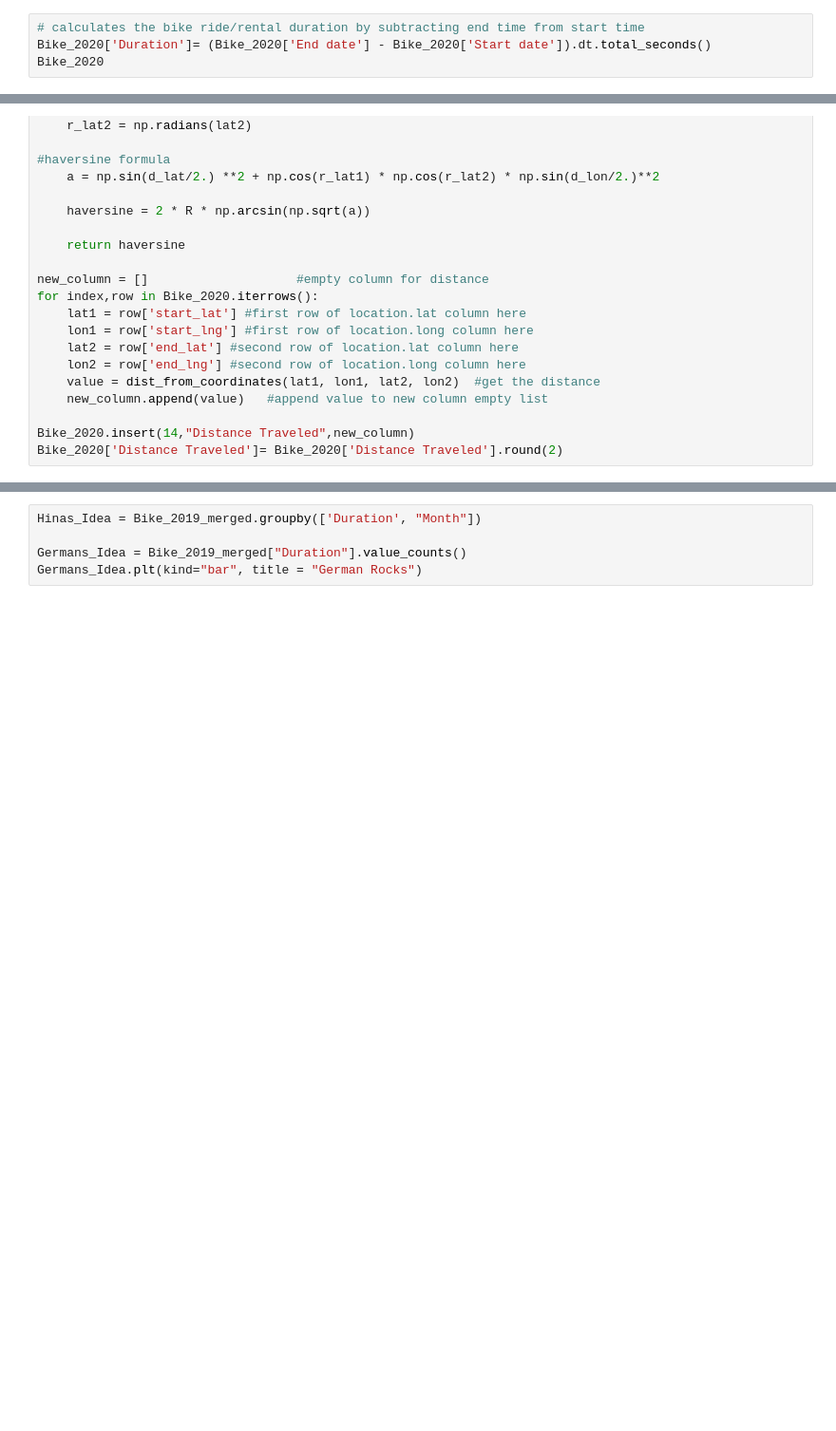
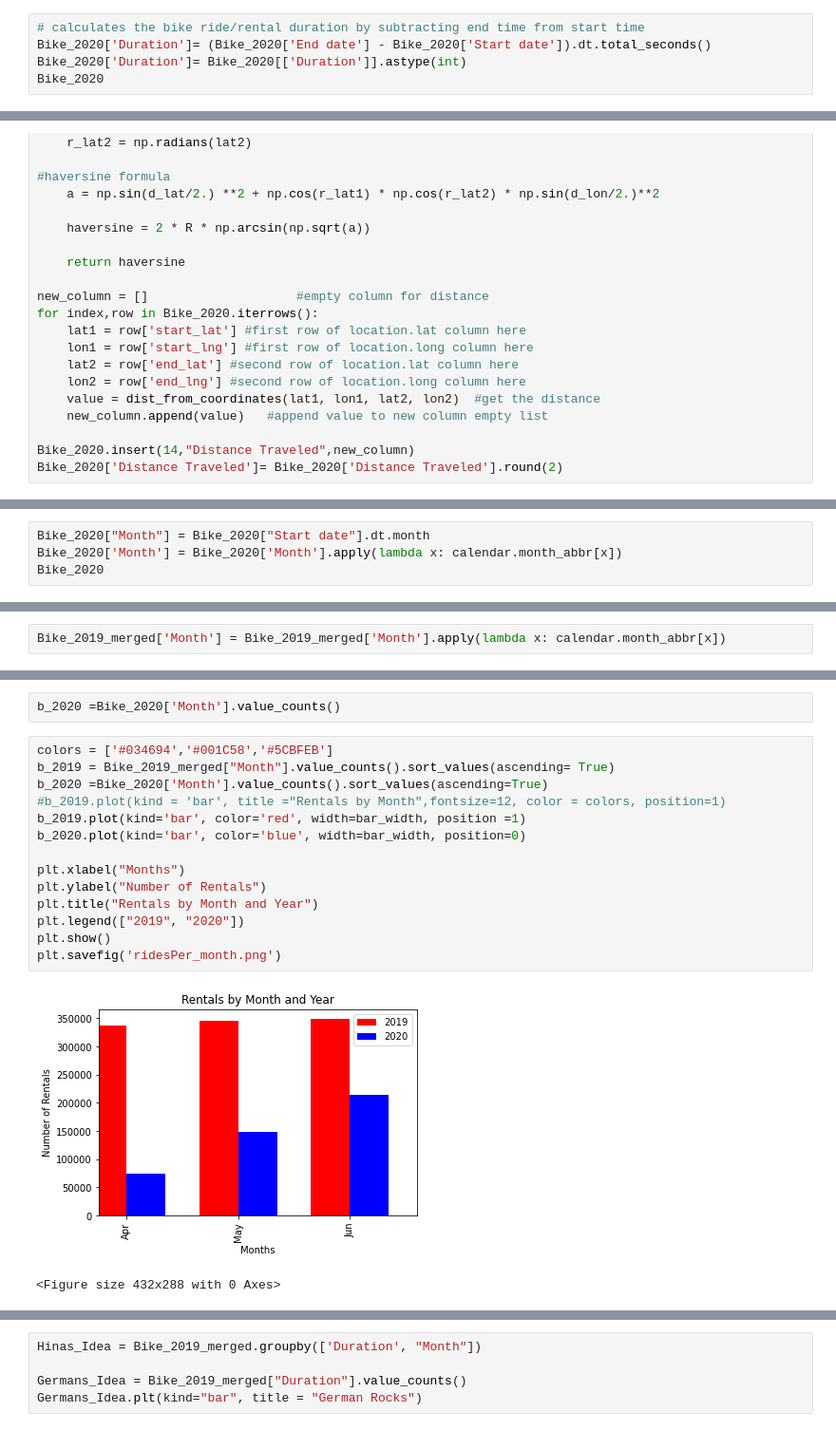
Before and after one commit to gportes24/German-s-Group-Project, a Jupyter notebook: Resources/Project_EDA.ipynb, the cells around one changed output, grey strips where cells are left out. Shown at 95% size. Cells and saved outputs as stored; diff of their text form; blank space fills up the shorter version.

Commit message:
first chart

```diff
--- a/Resources/Project_EDA.ipynb
+++ b/Resources/Project_EDA.ipynb
@@ -294,6 +294,7 @@ Bike_2020.head()
 # %%
 # calculates the bike ride/rental duration by subtracting end time from start time
 Bike_2020['Duration']= (Bike_2020['End date'] - Bike_2020['Start date']).dt.total_seconds()
+Bike_2020['Duration']= Bike_2020[['Duration']].astype(int)
 Bike_2020
 # %% [output]
 |  | ride_id | rideable_type | Start date | End date | Start station | start_station_id | End station | ... |
@@ -356,0 +358,4 @@ Bike_2020.sample(10)
+# %%
+Bike_2020["Month"] = Bike_2020["Start date"].dt.month
+Bike_2020['Month'] = Bike_2020['Month'].apply(lambda x: calendar.month_abbr[x])
+Bike_2020
@@ -373,0 +409,2 @@ Bike_2019_merged
+# %%
+Bike_2019_merged['Month'] = Bike_2019_merged['Month'].apply(lambda x: calendar.month_abbr[x])
@@ -373,0 +425,19 @@ Bike_2019_merged
+# %%
+b_2020 =Bike_2020['Month'].value_counts()
+# %%
+colors = ['#034694','#001C58','#5CBFEB']
+b_2019 = Bike_2019_merged["Month"].value_counts().sort_values(ascending= True)
+b_2020 =Bike_2020['Month'].value_counts().sort_values(ascending=True)
+#b_2019.plot(kind = 'bar', title ="Rentals by Month",fontsize=12, color = colors, position=1)
+b_2019.plot(kind='bar', color='red', width=bar_width, position =1)
+b_2020.plot(kind='bar', color='blue', width=bar_width, position=0)
+
+plt.xlabel("Months")
+plt.ylabel("Number of Rentals")
+plt.title("Rentals by Month and Year")
+plt.legend(["2019", "2020"])
+plt.show()
+plt.savefig('ridesPer_month.png')
+# %% [output]
+[figure, added]
+<Figure size 432x288 with 0 Axes>
```
Also changed, not shown: parts of 14 cells of this notebook, 1 other file.
